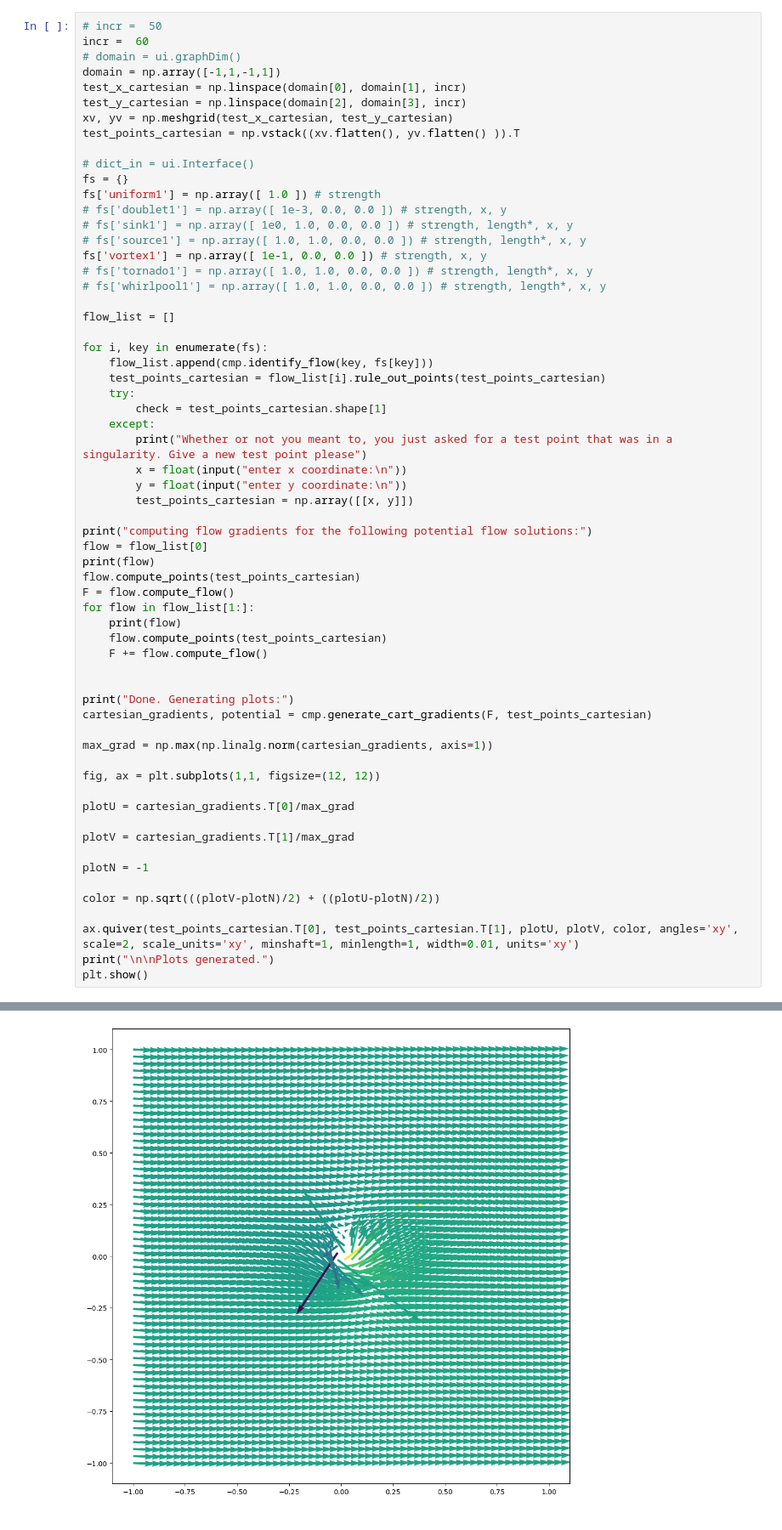
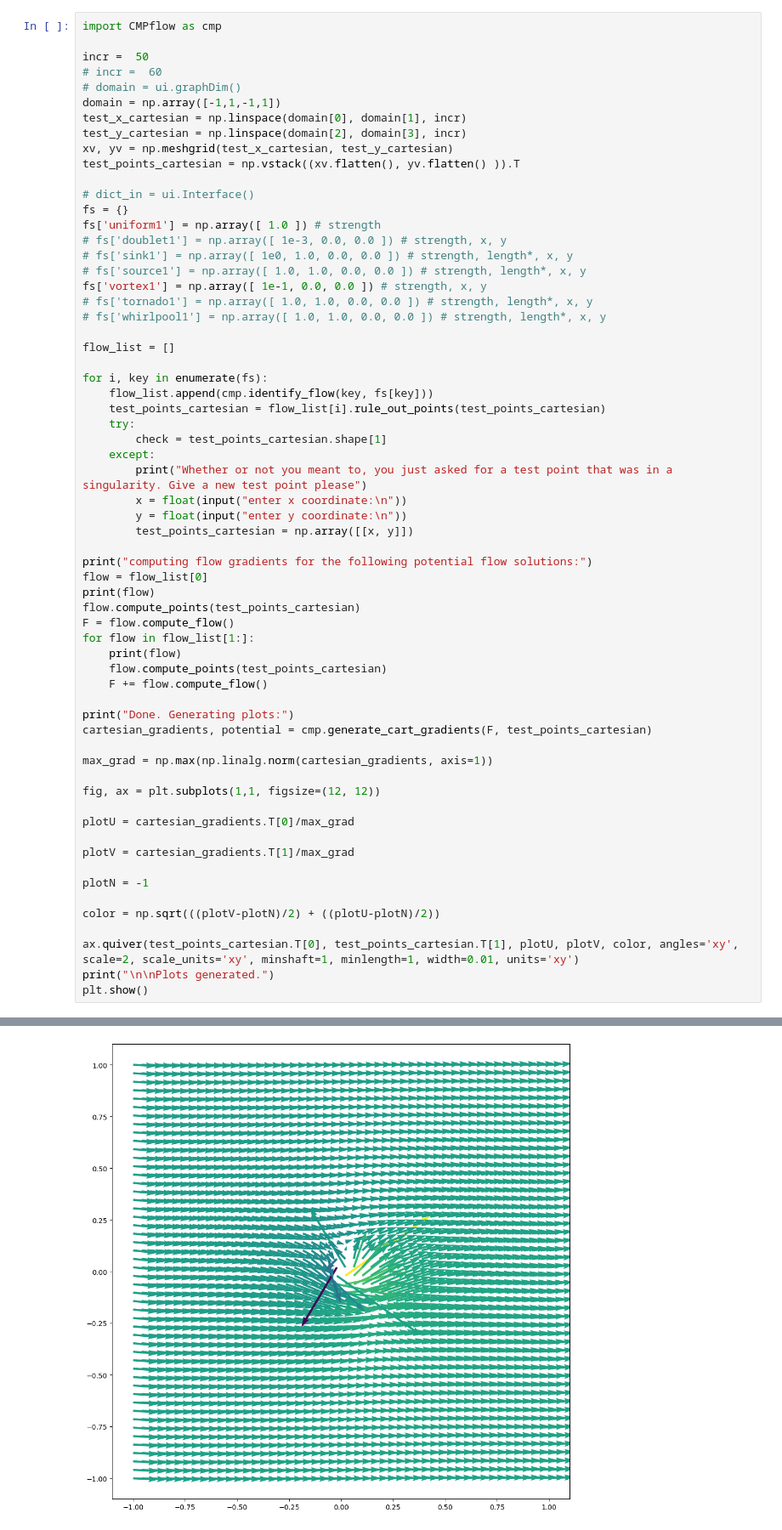
Before and after one commit to arthuryoung-cs107/autodiff, a Jupyter notebook: python_scripts/autodiff_notebook.ipynb, the cells around one changed output, grey strips where cells are left out. Shown at 85% size. Saved outputs shown, nothing was run; the diff lists cells and outputs as text.

```diff
--- a/python_scripts/autodiff_notebook.ipynb
+++ b/python_scripts/autodiff_notebook.ipynb
@@ -8,7 +6,9 @@ import CMPflow as cmp
 import matplotlib.pyplot as plt
 # %%
-# incr =  50
-incr =  60
+import CMPflow as cmp
+
+incr =  50
+# incr =  60
 # domain = ui.graphDim()
 domain = np.array([-1,1,-1,1])
 test_x_cartesian = np.linspace(domain[0], domain[1], incr)
@@ -48,32 +48,31 @@ for flow in flow_list[1:]:
     print(flow)
     flow.compute_points(test_points_cartesian)
     F += flow.compute_flow()
 
-
 print("Done. Generating plots:")
 cartesian_gradients, potential = cmp.generate_cart_gradients(F, test_points_cartesian)
 
 max_grad = np.max(np.linalg.norm(cartesian_gradients, axis=1))
 
 fig, ax = plt.subplots(1,1, figsize=(12, 12))
 
 plotU = cartesian_gradients.T[0]/max_grad
 
 plotV = cartesian_gradients.T[1]/max_grad
 
 plotN = -1
 
 color = np.sqrt(((plotV-plotN)/2) + ((plotU-plotN)/2))
 
 ax.quiver(test_points_cartesian.T[0], test_points_cartesian.T[1], plotU, plotV, color, angles='xy', scale=2, scale_units='xy', minshaft=1, minlength=1, width=0.01, units='xy')
 print("\n\nPlots generated.")
 plt.show()
 # %% [output]
 computing flow gradients for the following potential flow solutions:
 'uniform1: a uniform flow of strength 1.0'
 'vortex1: a vortex of strength 0.1 at (x, y) = [0. 0.]'
 Done. Generating plots:
 
 
 Plots generated.
-[figure, old version]
+[figure, new version]
```
Also changed, not shown: parts of 1 cell of this notebook.
